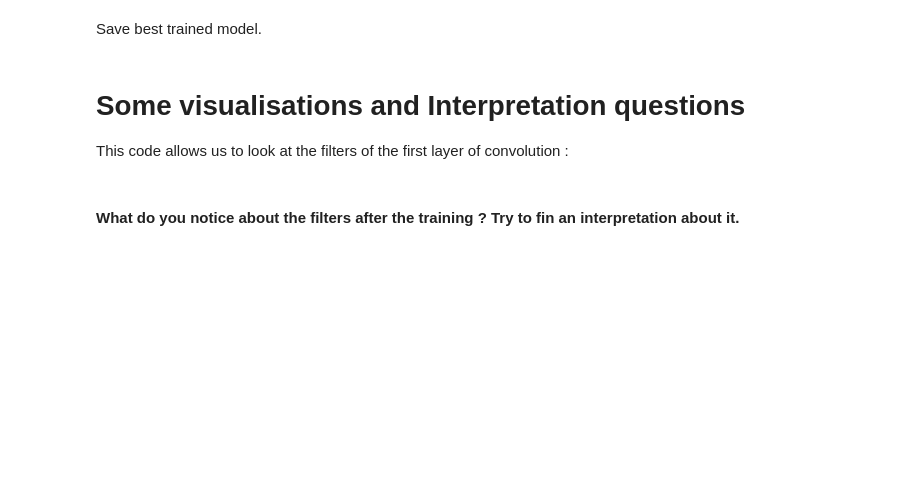
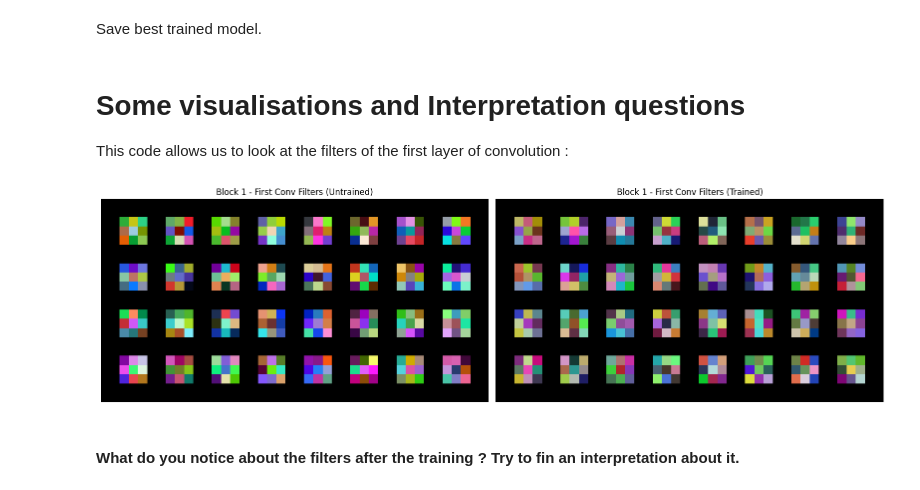
Before and after one commit to vita-epfl/DLAV-2025, a Jupyter notebook: graded_homework/hw1/CNN Exercise.ipynb, the cells around one changed output. Drawn from its saved outputs; the diff is of its cells as text; code cells hidden in the pictures; blank space fills up the shorter version.

```diff
--- a/graded_homework/hw1/CNN Exercise.ipynb
+++ b/graded_homework/hw1/CNN Exercise.ipynb
@@ -249,6 +248,8 @@ class ConvNet(nn.Module):
         ################################################################################
         self.conv1 = nn.Conv2d(n_input_channels, 32, 3, 1, padding=1)
         self.conv2 = nn.Conv2d(32, 40, 3, 1, padding=1)
+        self.conv3 = nn.Conv2d(40, 100, 3, 1, padding=1)
+        self.conv4 = nn.Conv2d(100, 40, 3, 1, padding=1)
         self.fc1 = nn.Linear(2560, 128)
         self.fc2 = nn.Linear(128, n_output)
         ################################################################################
@@ -271,6 +272,10 @@ class ConvNet(nn.Module):
         x=self.conv2(x) #16x16x40
         x = F.relu(x)  #16x16x40
         x = F.max_pool2d(x, 2,2) #8x8x40
+        x = self.conv3(x) #8x8x100
+        x = F.relu(x) #8x8x100
+        x = self.conv4(x) #8x8x40
+        x = F.relu(x) #8x8x40
         x = torch.flatten(x, 1) # 8x8x40 = 2560
         x = self.fc1(x) #2560 -> 128
         x = self.fc2(x) #128 -> 10
@@ -367,36 +463,38 @@ This code allows us to look at the filters of the first layer of convolution :
 # %%
 def visualize_filters(layer, title='Filters'):
     filters = layer.weight.data.clone().cpu()
     filters = (filters - filters.min()) / (filters.max() - filters.min())
     grid = vutils.make_grid(filters, nrow=8, padding=2)
     plt.figure(figsize=(8,8))
     plt.imshow(grid.permute(1, 2, 0))
     plt.title(title)
     plt.axis('off')
     plt.show()
 
-model = BetterCNN() # Untrained model
+model = ConvNet() # Untrained model
 
 fig, axes = plt.subplots(1, 2, figsize=(16, 8))
 
 # --- Untrained filters ---
-filters_untrained = model.features[0].weight.data.clone().cpu()
+filters_untrained = model.conv1.weight.data.clone().cpu()
 filters_untrained = (filters_untrained - filters_untrained.min()) / (filters_untrained.max() - filters_untrained.min())
 grid_untrained = vutils.make_grid(filters_untrained, nrow=8, padding=2)
 axes[0].imshow(grid_untrained.permute(1, 2, 0))
 axes[0].set_title("Block 1 - First Conv Filters (Untrained)")
 axes[0].axis("off")
 
 # --- Trained filters ---
-filters_trained = net.features[0].weight.data.clone().cpu()
+filters_trained = net.conv1.weight.data.clone().cpu()
 filters_trained = (filters_trained - filters_trained.min()) / (filters_trained.max() - filters_trained.min())
 grid_trained = vutils.make_grid(filters_trained, nrow=8, padding=2)
 axes[1].imshow(grid_trained.permute(1, 2, 0))
 axes[1].set_title("Block 1 - First Conv Filters (Trained)")
 axes[1].axis("off")
 
 plt.tight_layout()
 plt.show()
+# %% [output]
+[figure, added]
 # %% [markdown]
 #### What do you notice about the filters after the training ? Try to fin an interpretation about it.
 # %% [markdown]
```
Also changed, not shown: parts of 4 cells of this notebook, 1 other file.
